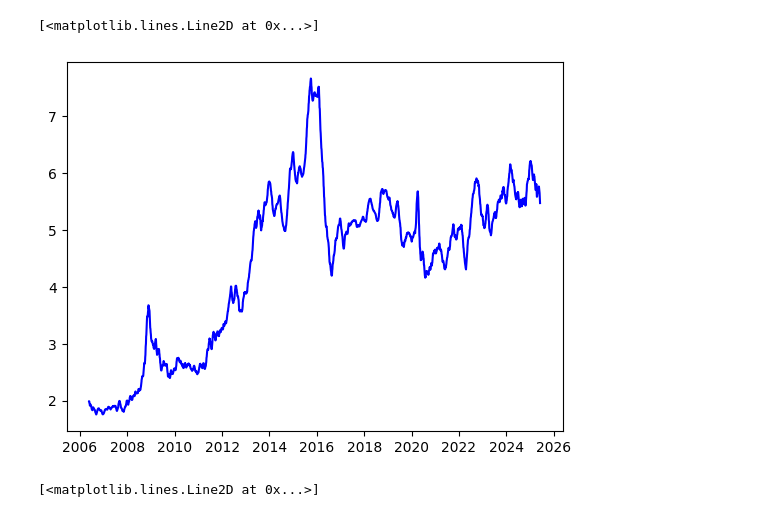
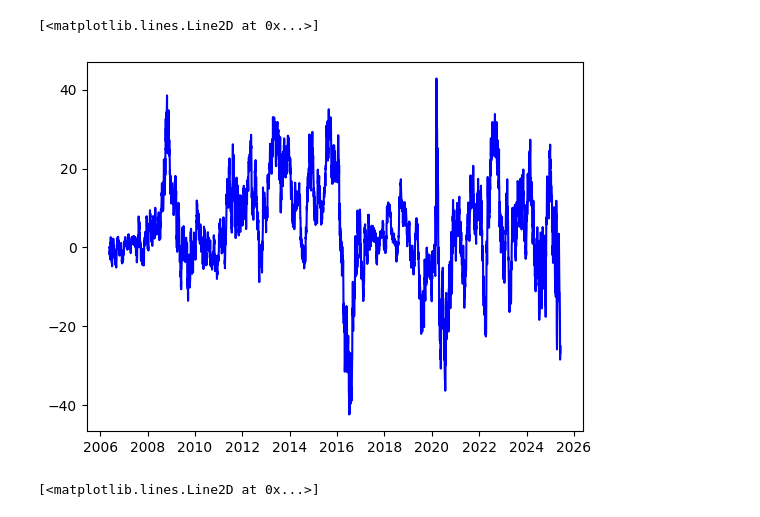
Before and after one commit to finlayrossdavie/simple_trading_system, a Jupyter notebook: systems/newsystems/goldspread/hedgeratio.ipynb, the cells around one changed output. Saved outputs shown, nothing was run; the diff lists cells and outputs as text; code cells hidden in the pictures.

Commit message:
Kalman filter work

```diff
--- a/systems/newsystems/goldspread/hedgeratio.ipynb
+++ b/systems/newsystems/goldspread/hedgeratio.ipynb
@@ -38,17 +38,27 @@ prices['spread'] = prices['GLD'] - prices['hedge_ratio'] * prices['GDX']
 prices['spread_mean'] = prices['spread'].rolling(200).mean()
 prices['spread_std'] = prices['spread'].rolling(200).std()
 prices['z_score'] = (prices['spread'] - prices['spread_mean']) / prices['spread_std']
+# %%
+kf = KalmanFilter(
+    transition_matrices = [1],           # r_t = r_{t-1} + noise where r_t is the hedge ratio
+    observation_matrices = prices['GDX'].values.reshape(-1, 1, 1),  # y_t = x_t * r_t + noise
+    transition_covariance = 1e-6,#3e-3,        # process noise Q, how quickly the hedge ratio can change. this will give standard deviation of r about 0.3 over 30 days
+                                                # I plotted the spread to see when there were persisting signals. I feel like it's still too easily varying.
+    observation_covariance = 15,       # measurement noise R, it's quite large but because we don't have normalised prices
+    initial_state_mean = 2, # initial hedge ratio - I just chose this but we should fit with ols or otherwise
+    initial_state_covariance = 1 # moderate uncertainty - try changing this to see affect
+)
+state_means, state_covariances = kf.filter(prices['GLD'].values)
+prices['hedge_ratio_kf']= state_means.flatten()
+prices['hedge_ratio_std'] = np.sqrt(state_covariances.flatten())
+prices['spread_kf'] = prices['GLD'] - prices['hedge_ratio_kf'] * prices['GDX']
+halflife = 90
+
+spread = prices['spread_kf']
+
+prices['spread_mean'] = prices['spread_kf'].ewm(halflife=halflife).mean()
+prices['spread_std'] = prices['spread_kf'].ewm(halflife=halflife).std()
+
+prices['z_score'] = (prices['spread'] - prices['spread_mean']) / prices['spread_std']
 # %%
-delta = 1e-5  # transition covariance (small number for stability)
-trans_cov = delta / (1 - delta) * np.eye(2)  # state transition matrix
-kf = KalmanFilter(
-        transition_matrices=np.eye(2),
-        observation_matrices=np.vstack([prices['GDX'], np.ones(len(prices['GDX']))]).T[:, np.newaxis],
-        initial_state_mean=[0, 0],
-        initial_state_covariance=np.ones((2, 2)),
-        observation_covariance=1,
-        transition_covariance=trans_cov
-    )
-
-state_means, _ = kf.filter(prices['GLD'])
-prices['kf']=pd.Series(state_means[:, 0], index=prices['GLD'].index)
+plt.plot(prices['Date'], prices['hedge_ratio_kf'], label='Spread', color='blue')
@@ -55,8 +68,8 @@ prices['kf']=pd.Series(state_means[:, 0], index=prices['GLD'].index)
 # %%
-plt.plot(prices['Date'], prices['kf'], label='Spread', color='blue')
+plt.plot(prices['Date'], prices['spread_kf'], label='Spread', color='blue')
 # %% [output]
 [<matplotlib.lines.Line2D at 0x...>]
-[figure, old version]
+[figure, new version]
 # %%
 plt.plot(prices['Date'], prices['hedge_ratio'], label='Spread', color='blue')
 # %% [output]
```
Also changed, not shown: parts of 3 cells of this notebook, 2 other files.
